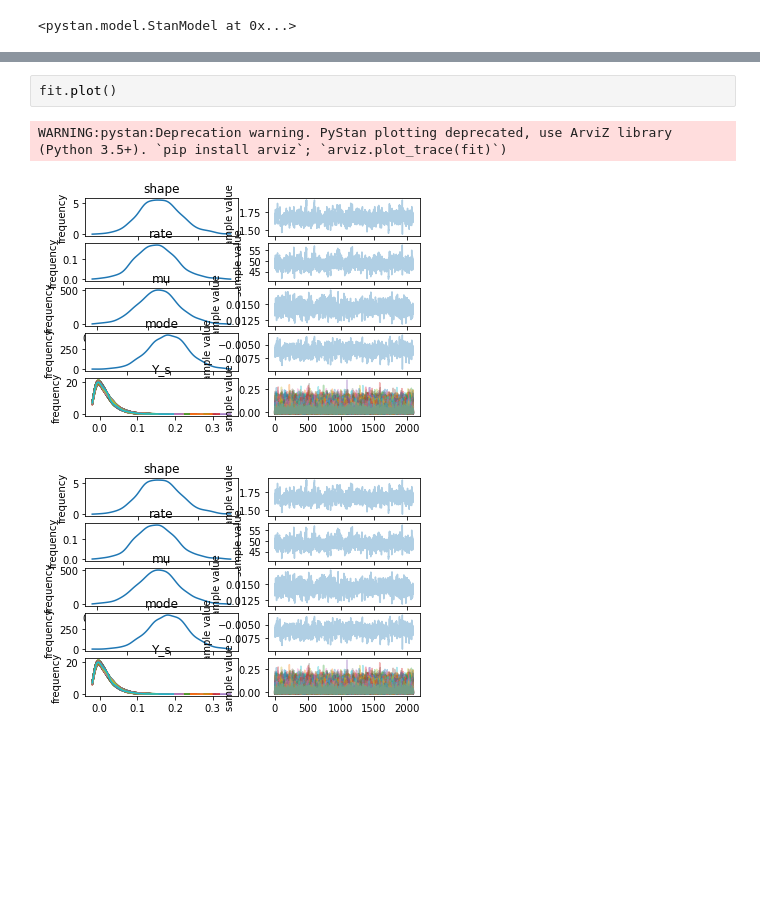
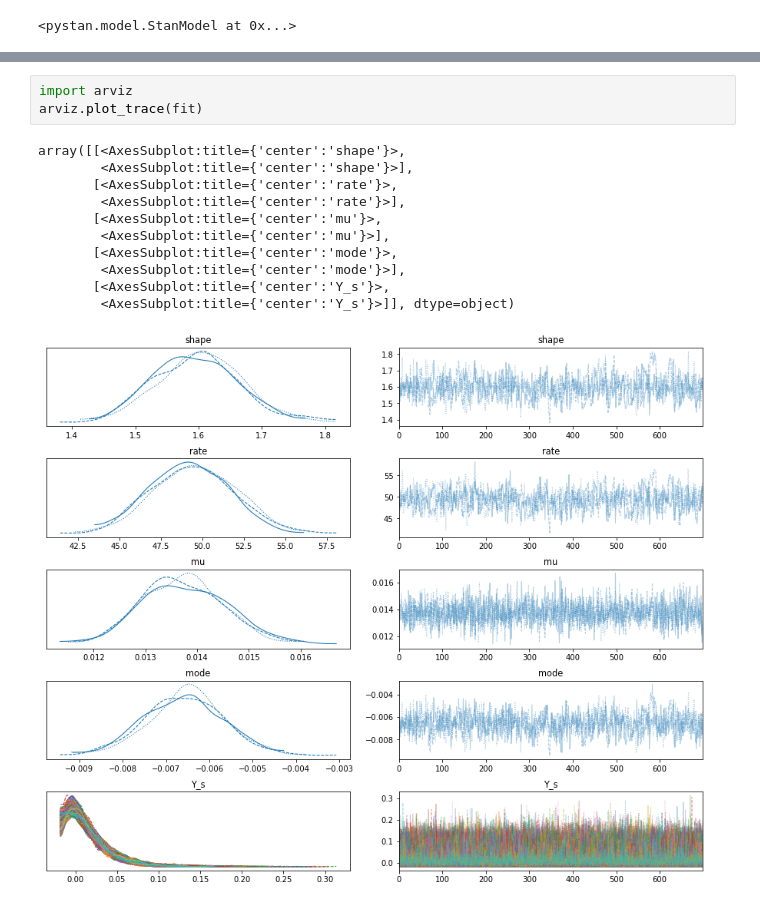
Before and after one commit to m11o/lablib-notebook, a Jupyter notebook: notebooks/sulfur/test_monte_corlo.ipynb, the cells around one changed output, grey strips where cells are left out. Drawn from its saved outputs; the diff is of its cells as text; blank space fills up the shorter version.

```diff
--- a/notebooks/sulfur/test_monte_corlo.ipynb
+++ b/notebooks/sulfur/test_monte_corlo.ipynb
@@ -63,7 +74,16 @@ Wall time: 563 ms
 # %%
-fit.plot()
+import arviz
+arviz.plot_trace(fit)
 # %% [output]
-WARNING:pystan:Deprecation warning. PyStan plotting deprecated, use ArviZ library (Python 3.5+). `pip install arviz`; `arviz.plot_trace(fit)`)
+array([[<AxesSubplot:title={'center':'shape'}>,
+        <AxesSubplot:title={'center':'shape'}>],
+       [<AxesSubplot:title={'center':'rate'}>,
+        <AxesSubplot:title={'center':'rate'}>],
+       [<AxesSubplot:title={'center':'mu'}>,
+        <AxesSubplot:title={'center':'mu'}>],
+       [<AxesSubplot:title={'center':'mode'}>,
+        <AxesSubplot:title={'center':'mode'}>],
+       [<AxesSubplot:title={'center':'Y_s'}>,
+        <AxesSubplot:title={'center':'Y_s'}>]], dtype=object)
-[figure, old version]
+[figure, new version]
-[figure, removed]
 # %%
```
Also changed, not shown: parts of 9 cells of this notebook.
